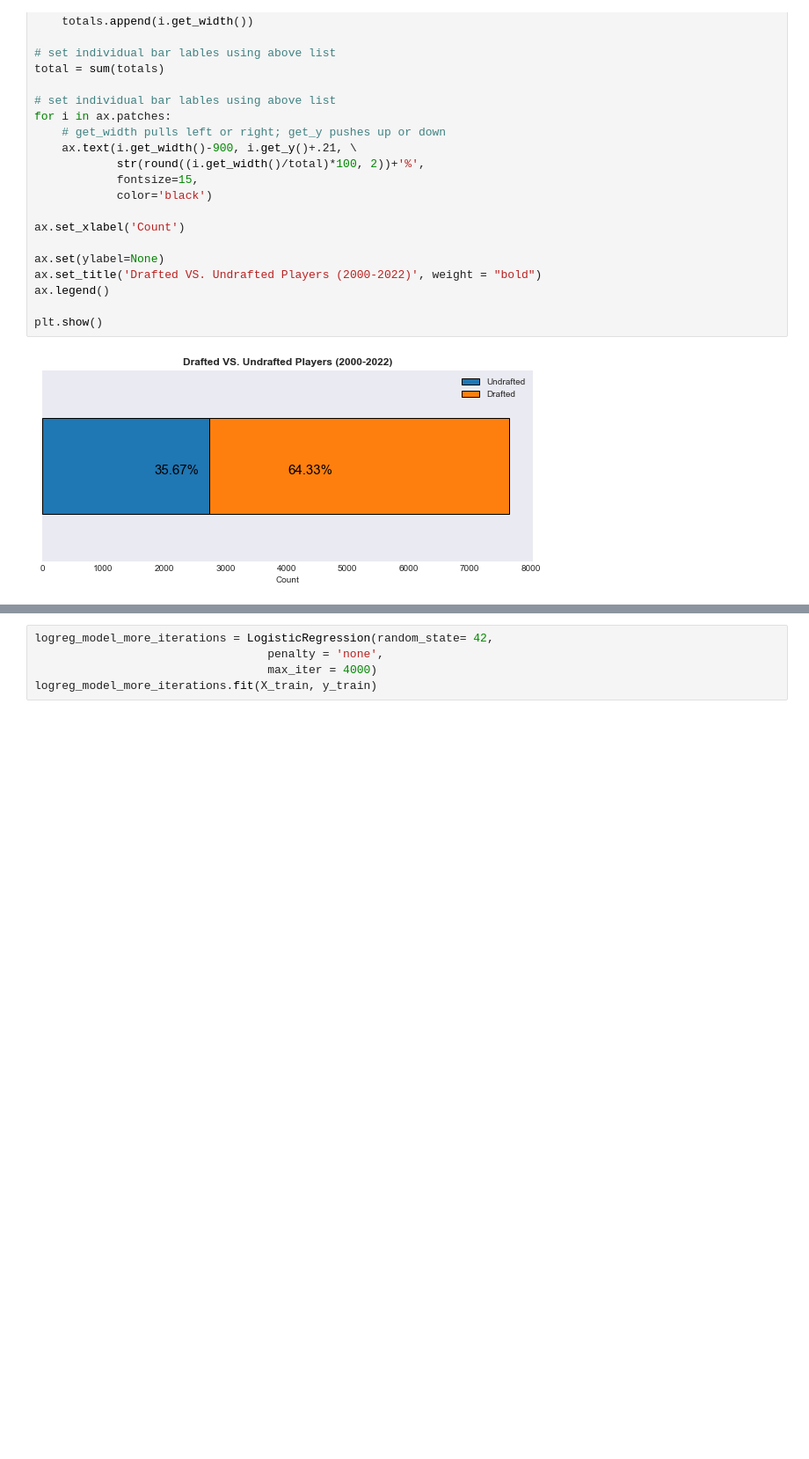
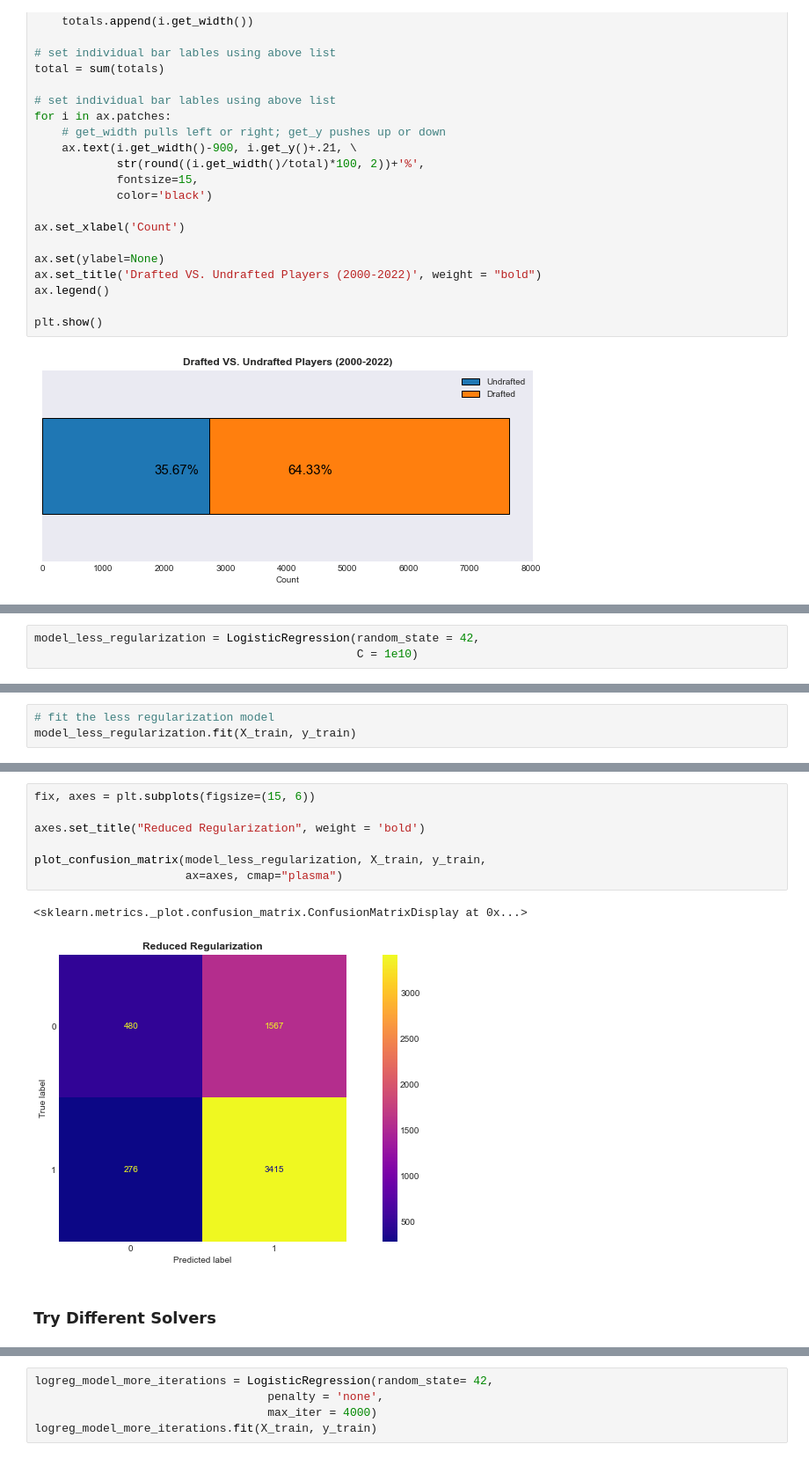
Before and after one commit to eric8395/NFL-Combine-Draft-Classification, a Jupyter notebook: Combine Classification.ipynb, the cells around one changed output, grey strips where cells are left out. Shown at 88% size. Cells and saved outputs as stored; diff of their text form; blank space fills up the shorter version.

```diff
--- a/Combine Classification.ipynb
+++ b/Combine Classification.ipynb
@@ -478,0 +816,3 @@ X_train
+# %%
+model_less_regularization = LogisticRegression(random_state = 42,
+                                               C = 1e10)
@@ -478,0 +839,3 @@ X_train
+# %%
+# fit the less regularization model
+model_less_regularization.fit(X_train, y_train)
@@ -478,0 +851,12 @@ X_train
+# %%
+fix, axes = plt.subplots(figsize=(15, 6))
+
+axes.set_title("Reduced Regularization", weight = 'bold')
+
+plot_confusion_matrix(model_less_regularization, X_train, y_train,
+                      ax=axes, cmap="plasma")
+# %% [output]
+<sklearn.metrics._plot.confusion_matrix.ConfusionMatrixDisplay at 0x...>
+[figure, added]
+# %% [markdown]
+### Try Different Solvers
```
Also changed, not shown: parts of 62 cells of this notebook.
